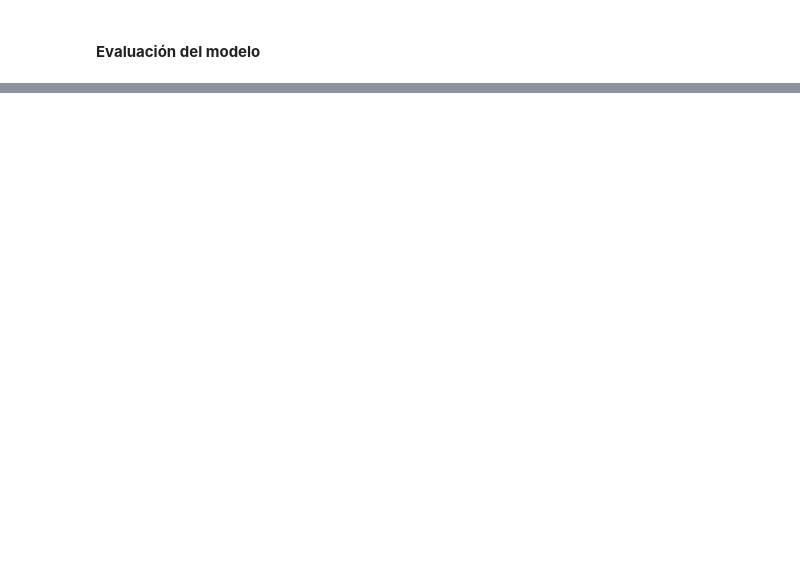
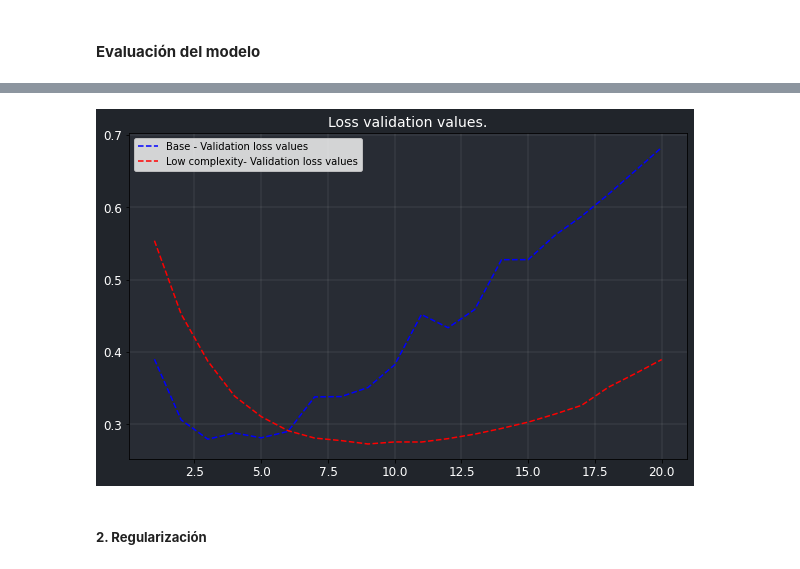
Before and after one commit to JuanFeA98/Deep_Learning, a Jupyter notebook: 04_Clasificacion_Binaria.ipynb, the cells around one changed output, grey strips where cells are left out. Saved outputs shown, nothing was run; the diff lists cells and outputs as text; code cells hidden in the pictures; blank space fills up the shorter version.

```diff
--- a/04_Clasificacion_Binaria.ipynb
+++ b/04_Clasificacion_Binaria.ipynb
@@ -145,0 +157,21 @@ weighted avg       0.88      0.88      0.88     25000
+# %%
+# Entrenamos el mismo modelo pero con menos neuronas por capas
+model = models.Sequential()
+
+model.add(layers.Dense(4, activation='relu',input_shape=(10000,)))
+model.add(layers.Dense(4, activation='relu'))
+model.add(layers.Dense(1, activation='sigmoid'))
+
+model.compile(
+    optimizer='rmsprop',
+    loss='binary_crossentropy',
+    metrics=['acc']
+)
+
+history_2 = model.fit(
+    partial_X_train,
+    partial_y_train,
+    epochs=20,
+    batch_size=512,
+    validation_data=(X_val,y_val)
+)
@@ -145,0 +196,27 @@ weighted avg       0.88      0.88      0.88     25000
+# %%
+# Guardamos los resultados de la perdida del nuevo modelo
+history_2_dict = history_2.history
+
+val_loss_values_2 = history_2_dict['val_loss']
+# %%
+fig, ax = plt.subplots(figsize=(10, 6))
+
+plt.title('Loss validation values.', size=14, color='white')
+plt.grid(visible=True, linewidth=0.1, color='white')
+
+fig.patch.set_facecolor('#21252b')
+ax.set_facecolor('#282c34')
+
+plt.plot(epoch, val_loss_values, '--', label='Base - Validation loss values', color='b')
+plt.plot(epoch, val_loss_values_2, '--', label='Low complexity- Validation loss values', color='r')
+
+plt.xticks(color='white', size=12)
+plt.yticks(color='white', size=12)
+
+plt.legend()
+
+plt.show()
+# %% [output]
+[figure, added]
+# %% [markdown]
+##### **2. Regularización**
```
Also changed, not shown: parts of 22 cells of this notebook.
